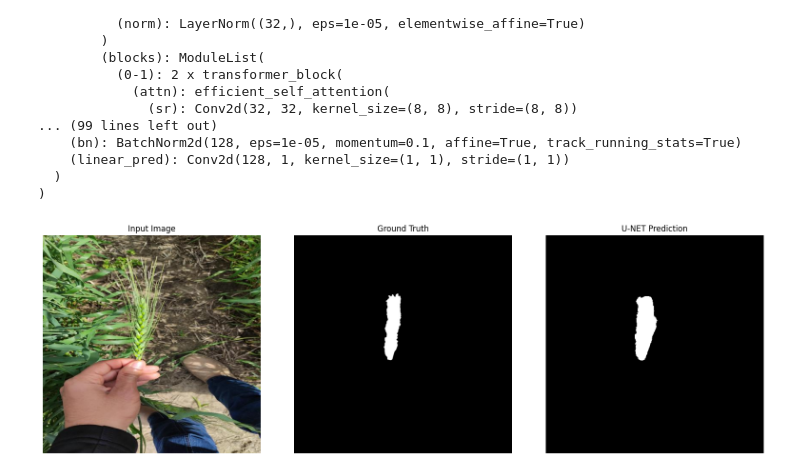
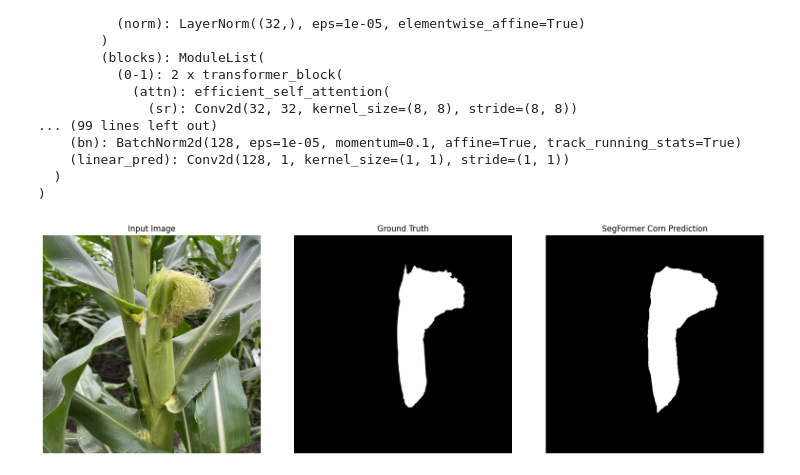
Before and after one commit to Ciampitti-Lab/SegmentationStudy, a Jupyter notebook: notebooks/imageGenerator.ipynb, the cells around one changed output. Saved outputs shown, nothing was run; the diff lists cells and outputs as text; code cells hidden in the pictures.

Commit message:
stats: trained crossData

```diff
--- a/notebooks/imageGenerator.ipynb
+++ b/notebooks/imageGenerator.ipynb
@@ -16,7 +16,7 @@ from utils.models.SegFormer import segformer
 device = torch.device("cuda" if torch.cuda.is_available() else "cpu")
 # %%
 # --- Load models ---
-# U-NET
+""" # U-NET
 unet = UNet(in_channels=3, out_channels=1, channels=[32, 64, 128, 256, 512], bilinear=True, use_batchnorm=True)
 unet.load_state_dict(torch.load("../models/wheat_U-NET_seg.pt", map_location=device))
 unet.to(device).eval()
@@ -24,7 +24,12 @@ unet.to(device).eval()
 # SegFormer
 segf = segformer(in_channels=3, num_classes=1)
 segf.load_state_dict(torch.load("../models/sorghum_SegFormer_seg.pt", map_location=device))
-segf.to(device).eval()
+segf.to(device).eval() """
+
+# SegFormer Corn
+segf_corn = segformer(in_channels=3, num_classes=1)
+segf_corn.load_state_dict(torch.load("../models/corn_SegFormer_seg.pt", map_location=device))
+segf_corn.to(device).eval()
 # %% [output]
 segformer(
   (backbone): mix_transformer(
@@ -45,38 +50,41 @@ segformer(
 )
 # %%
 # --- Load image and mask ---
-IMG_PATH = "../data/wheat/test/images/1_29_1.jpg"
-MASK_PATH = "../data/wheat/test/masks/1_29_1.png"
+IMG_PATH = "../data/corn/test/images/1_122_4.jpg"
+MASK_PATH = "../data/corn/test/masks/1_122_4.png"
 # %%
 img = Image.open(IMG_PATH).convert("RGB").resize((512, 512))
 mask = Image.open(MASK_PATH).convert("L").resize((512, 512))
 
 img_tensor = TF.to_tensor(img)
 img_tensor = TF.normalize(img_tensor, mean=[0.5, 0.5, 0.5], std=[0.5, 0.5, 0.5])
 img_tensor = img_tensor.unsqueeze(0).to(device)
 
 # --- Inference ---
 with torch.no_grad():
-    pred_unet = torch.sigmoid(unet(img_tensor)).cpu().squeeze().numpy()
-    #pred_segf = torch.sigmoid(segf(img_tensor)).cpu().squeeze().numpy()
+    #pred_unet = torch.sigmoid(unet(img_tensor)).cpu().squeeze().numpy()
+    pred_segf_corn = torch.sigmoid(segf_corn(img_tensor)).cpu().squeeze().numpy()
 
 # --- Threshold predictions ---
-pred_unet_bin = (pred_unet > 0.5).astype(np.float32)
-#pred_segf_bin = (pred_segf > 0.5).astype(np.float32)
+#pred_unet = (pred_unet > 0.5).astype(np.float32)
+#pred_segf = (pred_segf > 0.5).astype(np.float32)
+pred_segf_corn = (pred_segf_corn > 0.5).astype(np.float32)
 
 # --- Plot ---
 fig, axs = plt.subplots(1, 3, figsize=(16, 5))
 axs[0].imshow(img)
 axs[0].set_title("Input Image")
 axs[1].imshow(mask, cmap='gray')
 axs[1].set_title("Ground Truth")
-axs[2].imshow(pred_unet_bin, cmap='gray')
-axs[2].set_title("U-NET Prediction")
-#axs[2].imshow(pred_segf_bin, cmap='gray')
+#axs[2].imshow(pred_unet, cmap='gray')
+#axs[2].set_title("U-NET Prediction")
+#axs[2].imshow(pred_segf, cmap='gray')
 #axs[2].set_title("SegFormer Prediction")
+axs[2].imshow(pred_segf_corn, cmap='gray')
+axs[2].set_title("SegFormer Corn Prediction")
 for ax in axs:
     ax.axis('off')
 plt.tight_layout()
 plt.show()
 # %% [output]
-[figure, old version]
+[figure, new version]
```
Also changed, not shown: 11 other files.
